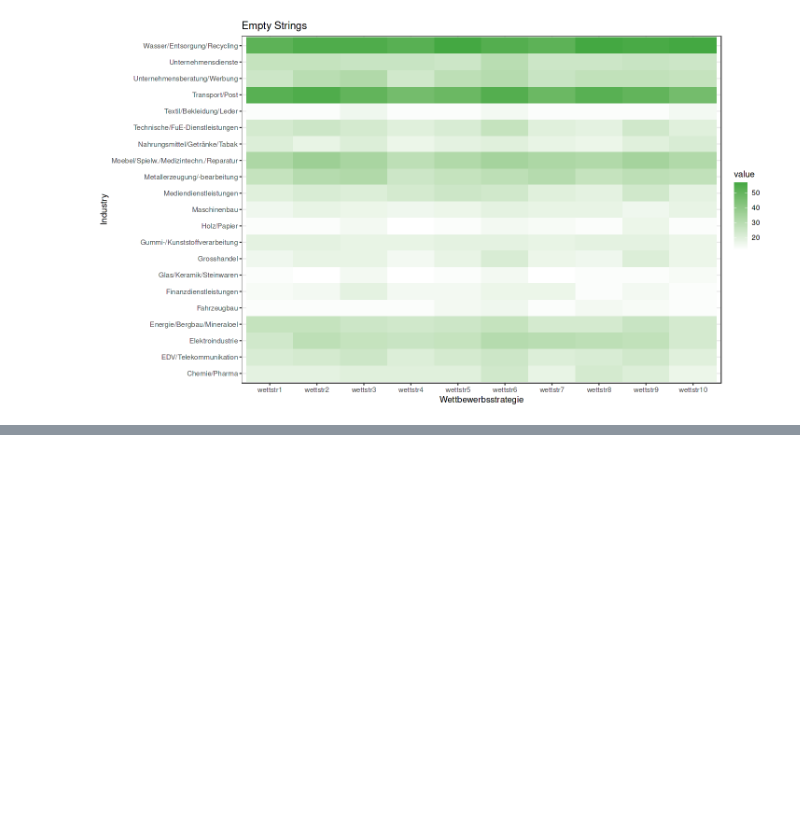
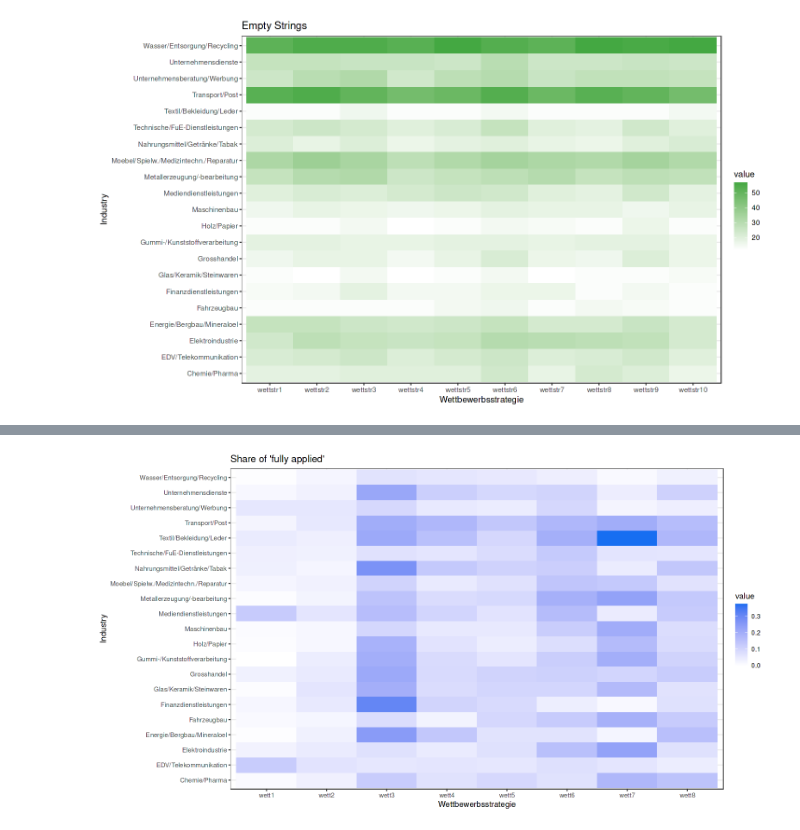
Before and after one commit to oceanumeric/data-science-go-small, a Jupyter notebook: Recap_03/recap_03.ipynb, the cells around one changed output, grey strips where cells are left out. Saved outputs shown, nothing was run; the diff lists cells and outputs as text; code cells hidden in the pictures; blank space fills up the shorter version.

```diff
--- a/Recap_03/recap_03.ipynb
+++ b/Recap_03/recap_03.ipynb
@@ -618,0 +658,21 @@ ignore this issue for now.
+# %%
+# wett1 to wett8
+# we will focus on trifft voll zu (fully agree)
+# trifft nicht zu (fully disagree)
+options(repr.plot.width = 13, repr.plot.height = 7)
+survey %>%
+    .[, c("branche", paste0("wett", 1:8))] %>%
+    # calculate the share of 'trifft voll zu' for each industry
+    .[, lapply(.SD, function(x) sum(x == "trifft voll zu") / length(x)),
+                by = branche, .SDcols = paste0("wett", 1:8)] %>%
+    # convert to long format
+    melt(id.vars = "branche") %>%
+    ggplot(aes(x = branche, y = variable, fill = value)) +
+    geom_tile() +
+    coord_flip() +
+    labs(x = "Industry", y = "Wettbewerbsstrategie", title = "Share of 'fully applied'") +
+    theme_bw() +
+    scale_fill_gradient(low = "white", high = "#176EF1", na.value = "grey90",
+                            guide = "colorbar")
+# %% [output]
+[figure, added]
```
Also changed, not shown: parts of 10 cells of this notebook, 3 other files.
